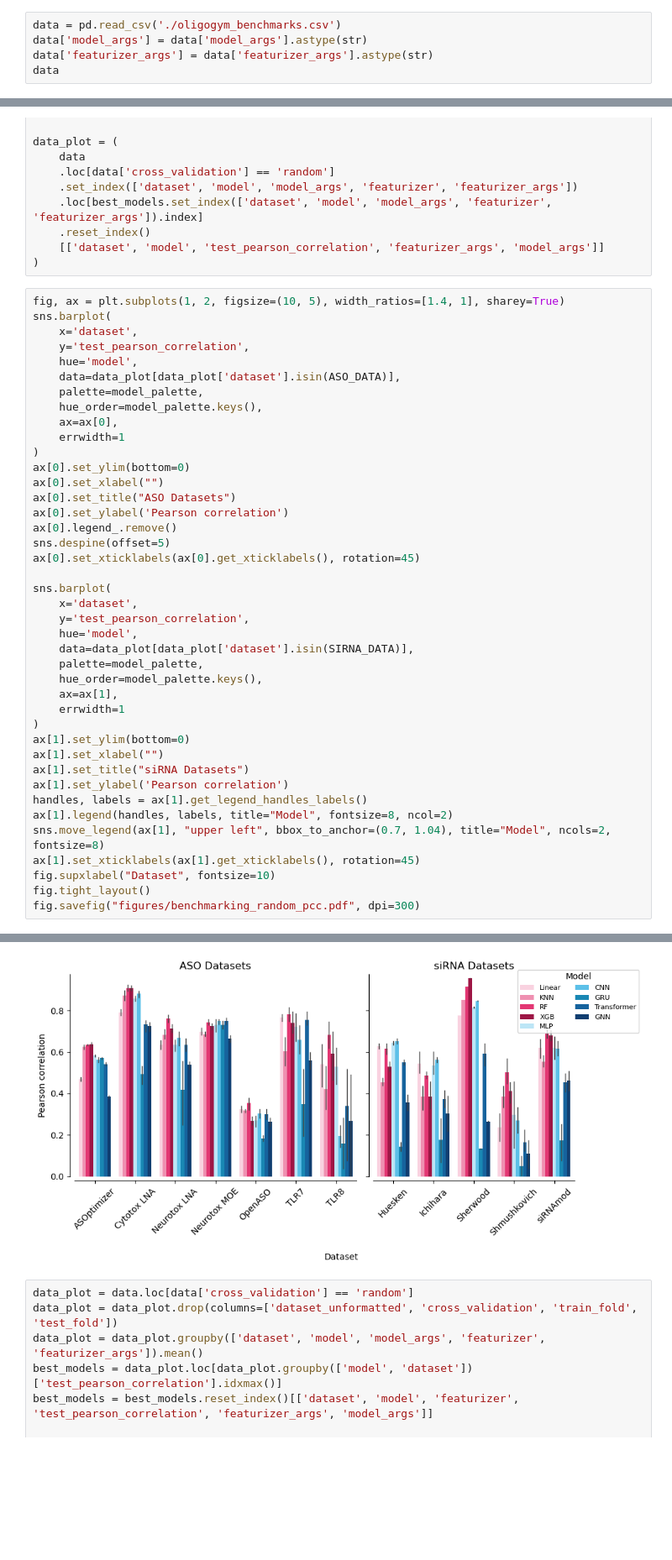
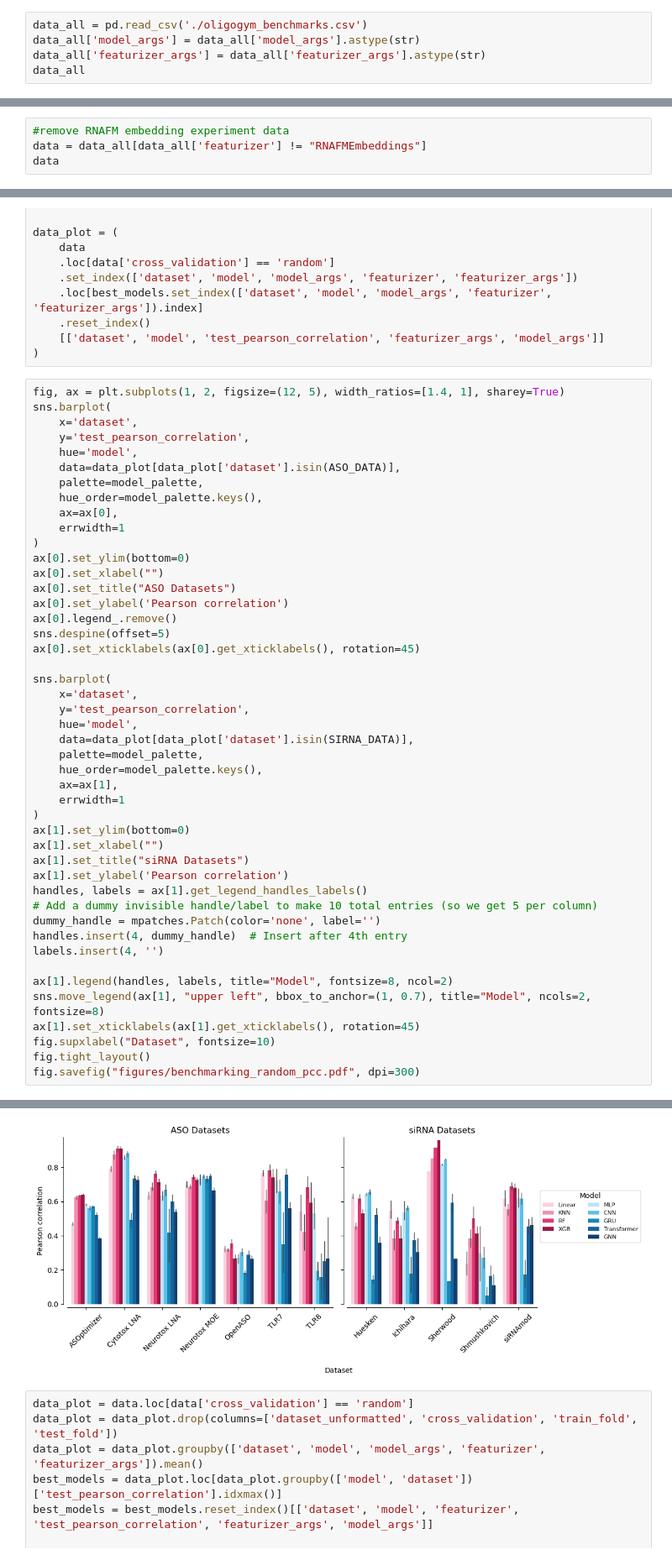
Before and after one commit to Roche/OligoGym, a Jupyter notebook: benchmarks/Analysis.ipynb, the cells around one changed output, grey strips where cells are left out. Shown at 84% size. Cells and saved outputs as stored; diff of their text form; blank space fills up the shorter version.

```diff
--- a/benchmarks/Analysis.ipynb
+++ b/benchmarks/Analysis.ipynb
@@ -7,10 +8,10 @@ from oligogym.data import DatasetDownloader
 # %% [markdown]
 ## Load data and filter out experiments that did not run or are not relevant
 # %%
-data = pd.read_csv('./oligogym_benchmarks.csv')
-data['model_args'] = data['model_args'].astype(str)
-data['featurizer_args'] = data['featurizer_args'].astype(str)
-data
+data_all = pd.read_csv('./oligogym_benchmarks.csv')
+data_all['model_args'] = data_all['model_args'].astype(str)
+data_all['featurizer_args'] = data_all['featurizer_args'].astype(str)
+data_all
 # %% [output]
 |  | cross_validation | dataset | featurizer | featurizer_args | model | model_args | train_r2_score | ... |
 | 0 | nucleobase | openASO | KMersCounts | {'k': [1, 2, 3], 'modification_ab... | XGBoostModel | {'max_depth': 30, 'n_estimators':... | 0.988843 | ... |
@@ -69,0 +29,4 @@ data
+# %%
+#remove RNAFM embedding experiment data
+data = data_all[data_all['featurizer'] != "RNAFMEmbeddings"]
+data
@@ -152,7 +150,7 @@ data_plot = (
     [['dataset', 'model', 'test_pearson_correlation', 'featurizer_args', 'model_args']]
 )
 # %%
-fig, ax = plt.subplots(1, 2, figsize=(10, 5), width_ratios=[1.4, 1], sharey=True)
+fig, ax = plt.subplots(1, 2, figsize=(12, 5), width_ratios=[1.4, 1], sharey=True)
 sns.barplot(
     x='dataset',
     y='test_pearson_correlation',
@@ -172,35 +170,40 @@ sns.despine(offset=5)
 ax[0].set_xticklabels(ax[0].get_xticklabels(), rotation=45)
 
 sns.barplot(
     x='dataset',
     y='test_pearson_correlation',
     hue='model',
     data=data_plot[data_plot['dataset'].isin(SIRNA_DATA)],
     palette=model_palette,
     hue_order=model_palette.keys(),
     ax=ax[1],
     errwidth=1
 )
 ax[1].set_ylim(bottom=0)
 ax[1].set_xlabel("")
 ax[1].set_title("siRNA Datasets")
 ax[1].set_ylabel('Pearson correlation')
 handles, labels = ax[1].get_legend_handles_labels()
+# Add a dummy invisible handle/label to make 10 total entries (so we get 5 per column)
+dummy_handle = mpatches.Patch(color='none', label='')
+handles.insert(4, dummy_handle)  # Insert after 4th entry
+labels.insert(4, '')
+
 ax[1].legend(handles, labels, title="Model", fontsize=8, ncol=2)
-sns.move_legend(ax[1], "upper left", bbox_to_anchor=(0.7, 1.04), title="Model", ncols=2, fontsize=8)
+sns.move_legend(ax[1], "upper left", bbox_to_anchor=(1, 0.7), title="Model", ncols=2, fontsize=8)
 ax[1].set_xticklabels(ax[1].get_xticklabels(), rotation=45)
 fig.supxlabel("Dataset", fontsize=10)
 fig.tight_layout()
 fig.savefig("figures/benchmarking_random_pcc.pdf", dpi=300)
 # %% [output]
 The `errwidth` parameter is deprecated. And will be removed in v0.15.0. Pass `err_kws={'linewidth': 1}` instead.
 
   sns.barplot(
 
 The `errwidth` parameter is deprecated. And will be removed in v0.15.0. Pass `err_kws={'linewidth': 1}` instead.
 
   sns.barplot(
-[figure, old version]
+[figure, new version]
 # %%
 data_plot = data.loc[data['cross_validation'] == 'random']
 data_plot = data_plot.drop(columns=['dataset_unformatted', 'cross_validation', 'train_fold', 'test_fold'])
```
Also changed, not shown: parts of 55 cells of this notebook, 1 other file.
